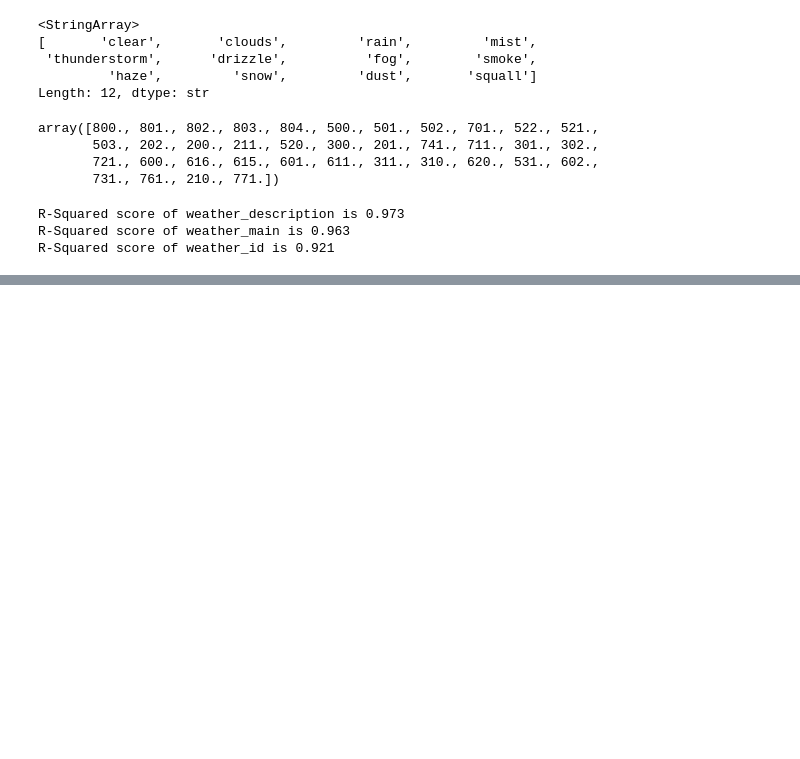
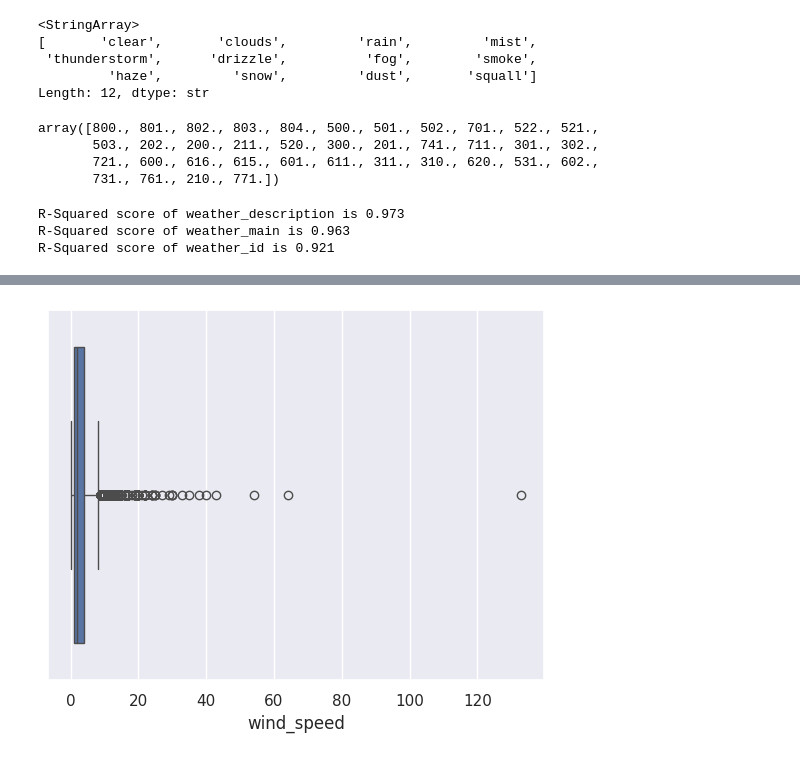
Before and after one commit to tdavies66/Electricity-Price-Forecasting-DNNs-EDA-Kaggle-, a Jupyter notebook: Notebooks/notebook1.ipynb, the cells around one changed output, grey strips where cells are left out. Saved outputs shown, nothing was run; the diff lists cells and outputs as text; code cells hidden in the pictures; blank space fills up the shorter version.

```diff
--- a/Notebooks/notebook1.ipynb
+++ b/Notebooks/notebook1.ipynb
@@ -408,0 +455,6 @@ R-Squared score of weather_id is 0.921
+# %%
+# Check for outliers in 'wind_speed' column
+sns.boxplot(x=df_weather['wind_speed'])
+plt.show()
+# %% [output]
+[figure, added]
```
Also changed, not shown: parts of 13 cells of this notebook.
